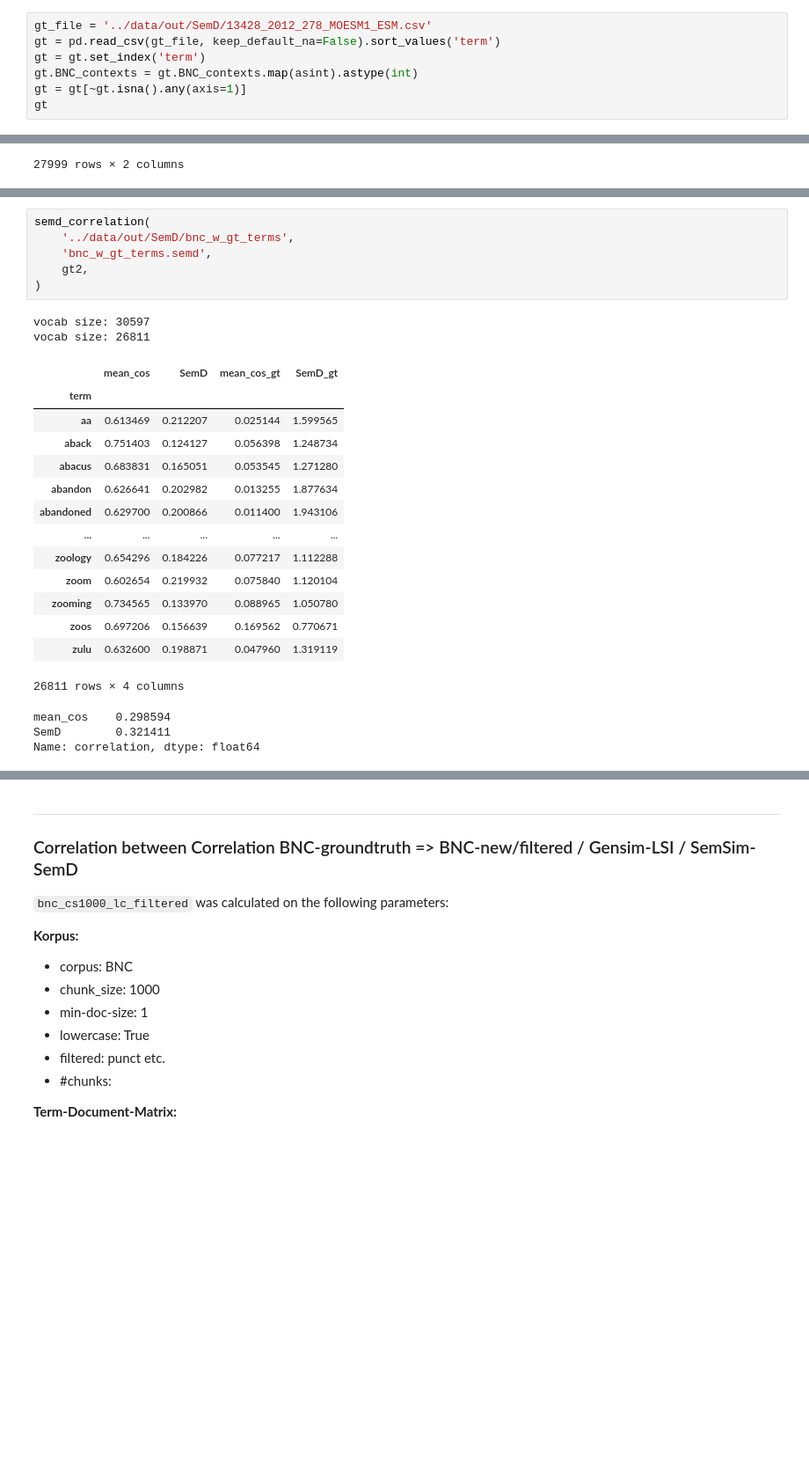
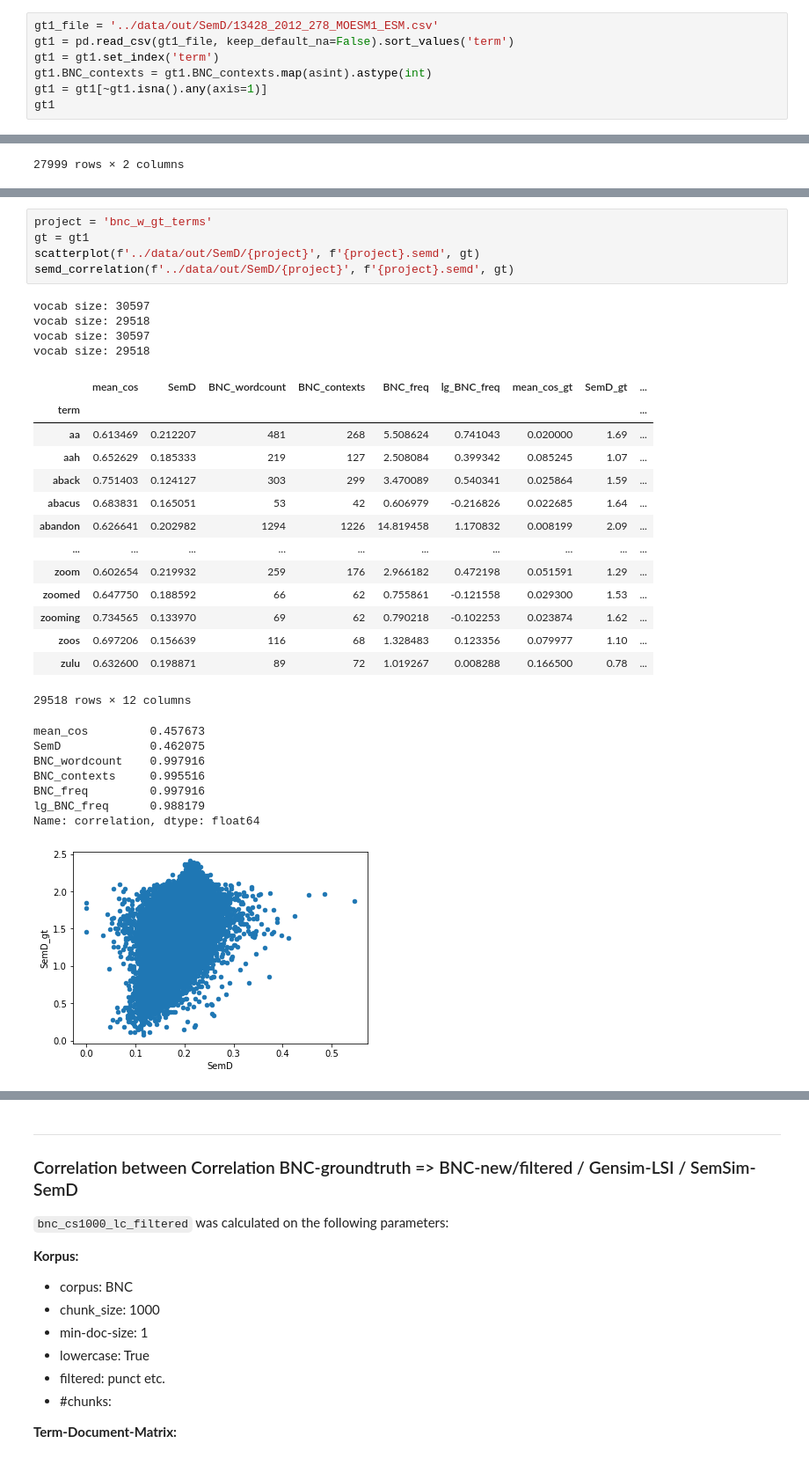
Before and after one commit to andifunke/semsim, a Jupyter notebook: notebooks/Compare_SemD_values.ipynb, the cells around one changed output, grey strips where cells are left out. Shown: that part at 88% size. Drawn from its saved outputs; the diff is of its cells as text; blank space fills up the shorter version.

```diff
--- a/notebooks/Compare_SemD_values.ipynb
+++ b/notebooks/Compare_SemD_values.ipynb
@@ -8,12 +9,12 @@ def asint(x):
     except:
         return 0
 # %%
-gt_file = '../data/out/SemD/13428_2012_278_MOESM1_ESM.csv'
-gt = pd.read_csv(gt_file, keep_default_na=False).sort_values('term')
-gt = gt.set_index('term')
-gt.BNC_contexts = gt.BNC_contexts.map(asint).astype(int)
-gt = gt[~gt.isna().any(axis=1)]
-gt
+gt1_file = '../data/out/SemD/13428_2012_278_MOESM1_ESM.csv'
+gt1 = pd.read_csv(gt1_file, keep_default_na=False).sort_values('term')
+gt1 = gt1.set_index('term')
+gt1.BNC_contexts = gt1.BNC_contexts.map(asint).astype(int)
+gt1 = gt1[~gt1.isna().any(axis=1)]
+gt1
 # %% [output]
 |  | mean_cos | SemD | BNC_wordcount | BNC_contexts | BNC_freq | lg_BNC_freq |
 | term |  |  |  |  |  |  |
@@ -162,26 +172,32 @@ Name: correlation, dtype: float64
-# %%
-semd_correlation(
-    '../data/out/SemD/bnc_w_gt_terms',
-    'bnc_w_gt_terms.semd',
-    gt2,
-)
-# %% [output]
-vocab size: 30597
-vocab size: 26811
-|  | mean_cos | SemD | mean_cos_gt | SemD_gt |
-| term |  |  |  |  |
-| aa | 0.613469 | 0.212207 | 0.025144 | 1.599565 |
-| aback | 0.751403 | 0.124127 | 0.056398 | 1.248734 |
-| abacus | 0.683831 | 0.165051 | 0.053545 | 1.271280 |
-| abandon | 0.626641 | 0.202982 | 0.013255 | 1.877634 |
-| abandoned | 0.629700 | 0.200866 | 0.011400 | 1.943106 |
-| ... | ... | ... | ... | ... |
-| zoology | 0.654296 | 0.184226 | 0.077217 | 1.112288 |
-| zoom | 0.602654 | 0.219932 | 0.075840 | 1.120104 |
-| zooming | 0.734565 | 0.133970 | 0.088965 | 1.050780 |
-| zoos | 0.697206 | 0.156639 | 0.169562 | 0.770671 |
-| zulu | 0.632600 | 0.198871 | 0.047960 | 1.319119 |
-26811 rows × 4 columns
-mean_cos    0.298594
-SemD        0.321411
-Name: correlation, dtype: float64
+# %%
+project = 'bnc_w_gt_terms'
+gt = gt1
+scatterplot(f'../data/out/SemD/{project}', f'{project}.semd', gt)
+semd_correlation(f'../data/out/SemD/{project}', f'{project}.semd', gt)
+# %% [output]
+vocab size: 30597
+vocab size: 29518
+vocab size: 30597
+vocab size: 29518
+|  | mean_cos | SemD | BNC_wordcount | BNC_contexts | BNC_freq | lg_BNC_freq | mean_cos_gt | SemD_gt | ... |
+| term |  |  |  |  |  |  |  |  | ... |
+| aa | 0.613469 | 0.212207 | 481 | 268 | 5.508624 | 0.741043 | 0.020000 | 1.69 | ... |
+| aah | 0.652629 | 0.185333 | 219 | 127 | 2.508084 | 0.399342 | 0.085245 | 1.07 | ... |
+| aback | 0.751403 | 0.124127 | 303 | 299 | 3.470089 | 0.540341 | 0.025864 | 1.59 | ... |
+| abacus | 0.683831 | 0.165051 | 53 | 42 | 0.606979 | -0.216826 | 0.022685 | 1.64 | ... |
+| abandon | 0.626641 | 0.202982 | 1294 | 1226 | 14.819458 | 1.170832 | 0.008199 | 2.09 | ... |
+| ... | ... | ... | ... | ... | ... | ... | ... | ... | ... |
+| zoom | 0.602654 | 0.219932 | 259 | 176 | 2.966182 | 0.472198 | 0.051591 | 1.29 | ... |
+| zoomed | 0.647750 | 0.188592 | 66 | 62 | 0.755861 | -0.121558 | 0.029300 | 1.53 | ... |
+| zooming | 0.734565 | 0.133970 | 69 | 62 | 0.790218 | -0.102253 | 0.023874 | 1.62 | ... |
+| zoos | 0.697206 | 0.156639 | 116 | 68 | 1.328483 | 0.123356 | 0.079977 | 1.10 | ... |
+| zulu | 0.632600 | 0.198871 | 89 | 72 | 1.019267 | 0.008288 | 0.166500 | 0.78 | ... |
+29518 rows × 12 columns
+mean_cos         0.457673
+SemD             0.462075
+BNC_wordcount    0.997916
+BNC_contexts     0.995516
+BNC_freq         0.997916
+lg_BNC_freq      0.988179
+Name: correlation, dtype: float64
+[figure, added]
```
Also changed, not shown: parts of 53 cells of this notebook, 3 other files.
